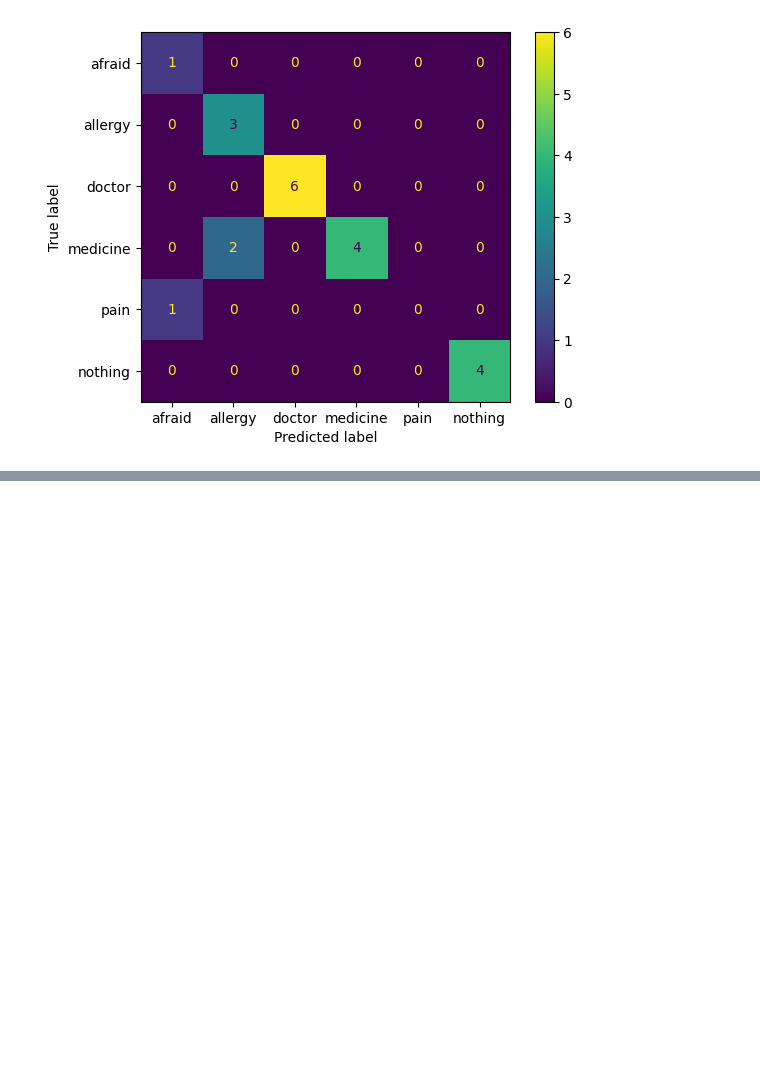
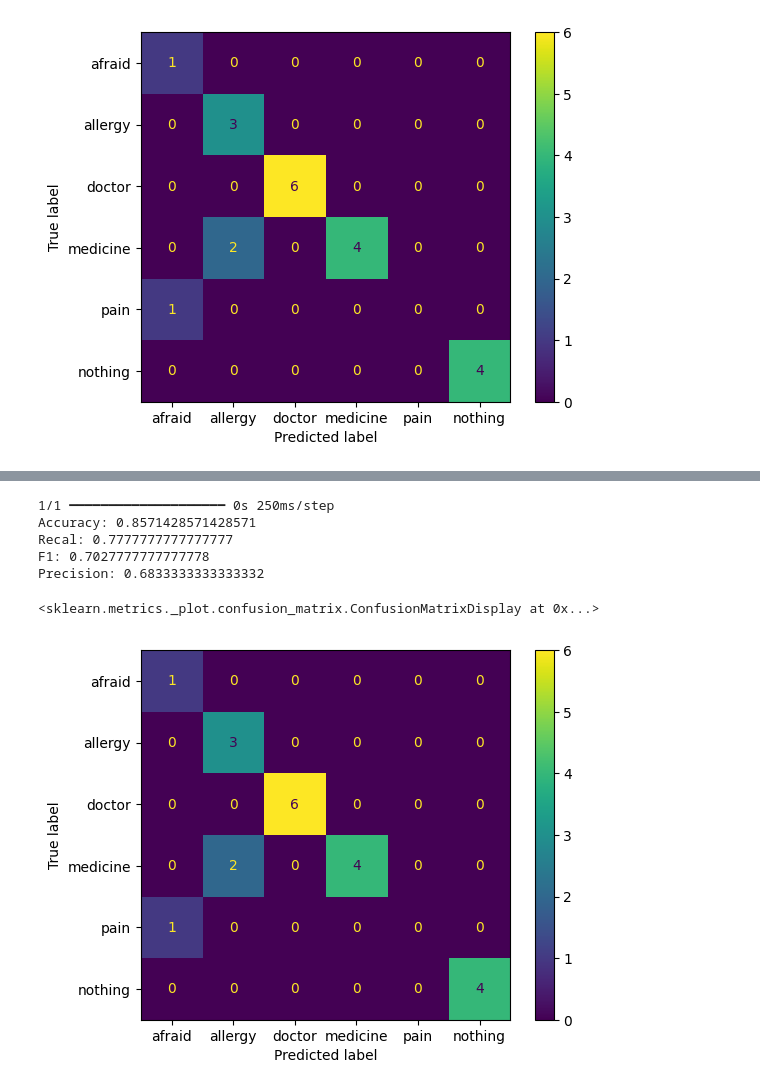
Before and after one commit to andreasZel/AIDL_A02_PROJECT_ZELIOS_ANDREAS, a Jupyter notebook: project_aidlA02_zelios_andreas_0142.ipynb, the cells around one changed output, grey strips where cells are left out. Cells and saved outputs as stored; diff of their text form; code cells hidden in the pictures; blank space fills up the shorter version.

```diff
--- a/project_aidlA02_zelios_andreas_0142.ipynb
+++ b/project_aidlA02_zelios_andreas_0142.ipynb
@@ -579,0 +642,29 @@ Precision: 0.6833333333333332
+# %%
+history_res.model.load_weights('best_model_res.h5')
+
+predictionsvgg=history_res.model.predict(x_test)
+
+y_pred_classes = np.argmax(predictionsvgg, axis=1)
+y_true_classes = np.argmax(y_test, axis=1)
+
+accuracy=accuracy_score(y_true_classes, y_pred_classes)
+precision=precision_score(y_true_classes, y_pred_classes, average='macro')# added macro because of error in compile (multiclass)
+recall=recall_score(y_true_classes, y_pred_classes, average='macro')# added macro because of error in compile (multiclass)
+f1=f1_score(y_true_classes, y_pred_classes, average='macro')# added macro because of error in compile (multiclass)
+
+print(f"Accuracy: {accuracy}")
+print(f"Recal: {recall}")
+print(f"F1: {f1}") #f1 macro is what we want, micro is as accuracy
+print(f"Precision: {precision}")
+
+cm5 = confusion_matrix(y_true_classes, y_pred_classes)
+disp5 = ConfusionMatrixDisplay(confusion_matrix=cm5, display_labels=classes)
+disp5.plot()
+# %% [output]
+1/1 ━━━━━━━━━━━━━━━━━━━━ 0s 250ms/step
+Accuracy: 0.8571428571428571
+Recal: 0.7777777777777777
+F1: 0.7027777777777778
+Precision: 0.6833333333333332
+<sklearn.metrics._plot.confusion_matrix.ConfusionMatrixDisplay at 0x...>
+[figure, added]
```
Also changed, not shown: parts of 2 cells of this notebook.
